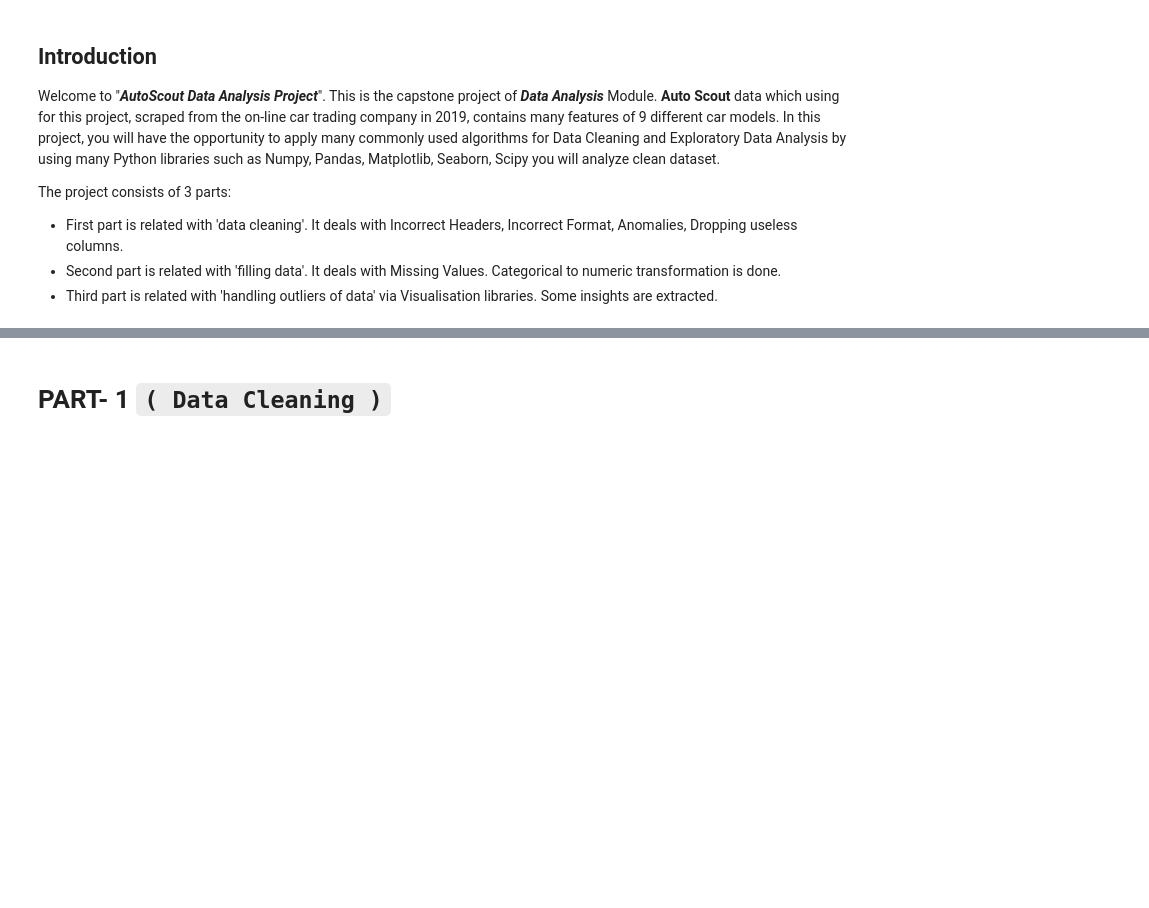
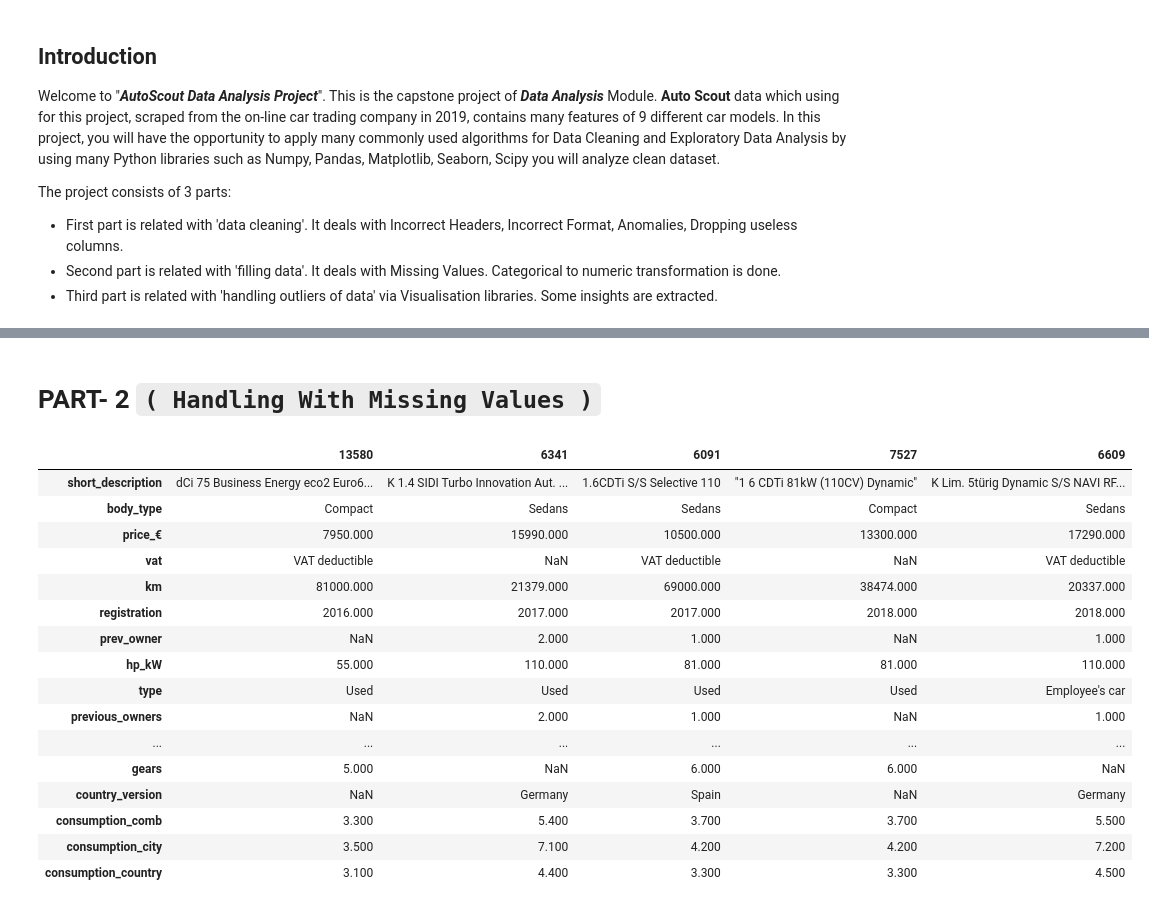
Before and after one commit to ustab/SOURCE, a Jupyter notebook: Expolatory Data Analysis(EDA) Capstone Project-Scout Car/Capstone Project-(AutoScout)-Student.ipynb, the cells around one changed output, grey strips where cells are left out. Saved outputs shown, nothing was run; the diff lists cells and outputs as text; code cells hidden in the pictures; blank space fills up the shorter version.

```diff
--- a/Expolatory Data Analysis(EDA) Capstone Project-Scout Car/Capstone Project-(AutoScout)-Student.ipynb
+++ b/Expolatory Data Analysis(EDA) Capstone Project-Scout Car/Capstone Project-(AutoScout)-Student.ipynb
@@ -41,5 +24,5 @@ Name: nr_of_doors, Length: 15919, dtype: object
-# %% [markdown]
-# PART- 1 `( Data Cleaning )`
+# %% [markdown]
+# PART- 2 `( Handling With Missing Values )`
 # %%
 import numpy as np
 import pandas as pd
@@ -65,3 +48,23 @@ df = pd.read_json("scout_car.json", lines=True)
+# %%
+df.sample(5).T
+# %% [output]
+|  | 13580 | 6341 | 6091 | 7527 | 6609 |
+| short_description | dCi 75 Business Energy eco2 Euro6... | K 1.4 SIDI Turbo Innovation Aut. ... | 1.6CDTi S/S Selective 110 | "1 6 CDTi 81kW (110CV) Dynamic" | K Lim. 5türig Dynamic S/S NAVI RF... |
+| body_type | Compact | Sedans | Sedans | Compact | Sedans |
+| price_€ | 7950.000 | 15990.000 | 10500.000 | 13300.000 | 17290.000 |
+| vat | VAT deductible | NaN | VAT deductible | NaN | VAT deductible |
+| km | 81000.000 | 21379.000 | 69000.000 | 38474.000 | 20337.000 |
+| registration | 2016.000 | 2017.000 | 2017.000 | 2018.000 | 2018.000 |
+| prev_owner | NaN | 2.000 | 1.000 | NaN | 1.000 |
+| hp_kW | 55.000 | 110.000 | 81.000 | 81.000 | 110.000 |
+| type | Used | Used | Used | Used | Employee's car |
+| previous_owners | NaN | 2.000 | 1.000 | NaN | 1.000 |
+| ... | ... | ... | ... | ... | ... |
+| gears | 5.000 | NaN | 6.000 | 6.000 | NaN |
+| country_version | NaN | Germany | Spain | NaN | Germany |
+| consumption_comb | 3.300 | 5.400 | 3.700 | 3.700 | 5.500 |
+| consumption_city | 3.500 | 7.100 | 4.200 | 4.200 | 7.200 |
+| consumption_country | 3.100 | 4.400 | 3.300 | 3.300 | 4.500 |
 # %%
 df.info()
 # %% [output]
```
Also changed, not shown: parts of 92 cells of this notebook.
